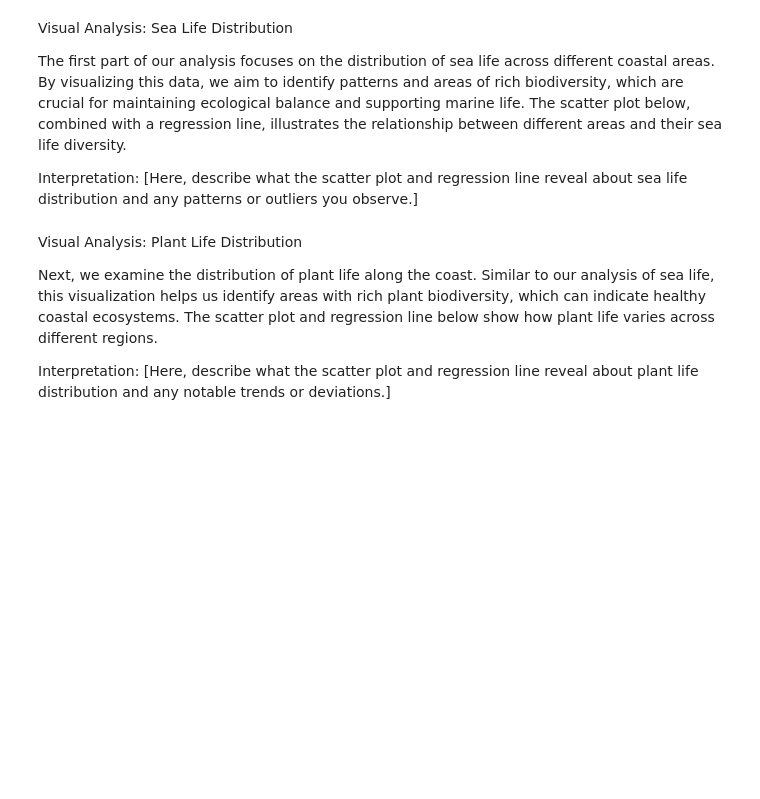
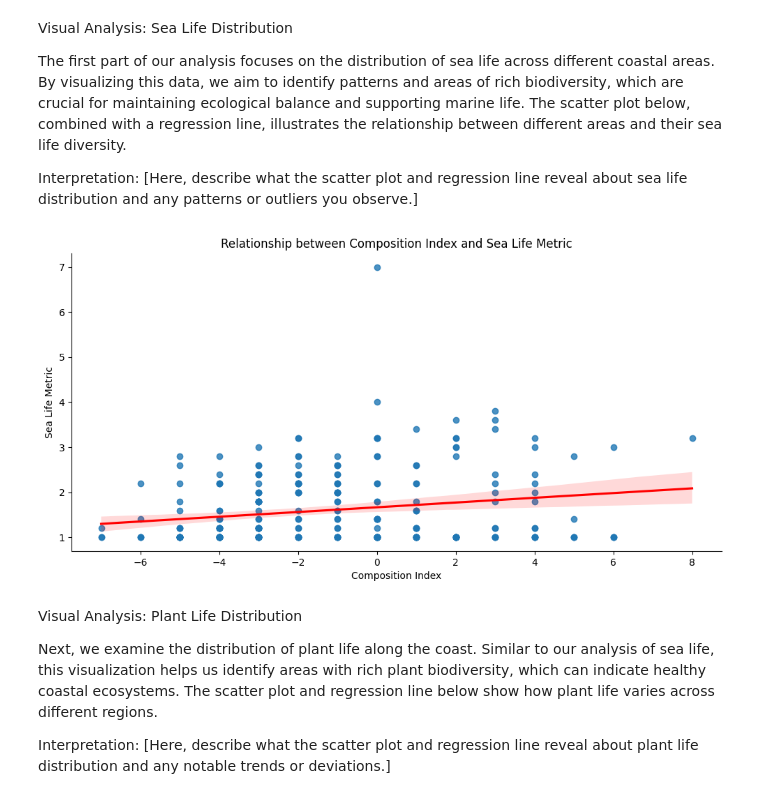
Before and after one commit to ziehro/DataSciencePortfolio-Chris-Ziehr, a Jupyter notebook: BeachDataAnalysis/Coastal_Hazard_Assessment.ipynb, the cells around one changed output. Cells and saved outputs as stored; diff of their text form; code cells hidden in the pictures; blank space fills up the shorter version.

```diff
--- a/BeachDataAnalysis/Coastal_Hazard_Assessment.ipynb
+++ b/BeachDataAnalysis/Coastal_Hazard_Assessment.ipynb
@@ -23,8 +49,8 @@ In order to facilitate analysis, we will create new metrics based on the collect
 - **Plant Life Metric**: A similar composite score for plant life.
 - **Beach Composition Index**: An index representing the composition of the beach based on the proportions of sand, pebbles, rocks, and boulders.
 # %%
-# Load the dataset
+
 import pandas as pd
 
-df = pd.read_csv('data.csv')  # Update this with the current CSV file
-df.head()
+data = pd.read_csv('data.csv')  # Update this with the current CSV file
+data.head()
@@ -32,10 +66,6 @@ df.head()
 # Feature Engineering
 # Import necessary libraries
 import pandas as pd
-
-# Load the dataset
-file_path = '/mnt/data/data.csv'
-data = pd.read_csv(file_path)
 
 # Feature Engineering
 # Sea Life Metric: Average of Anemones, Barnacles, Mussels, Oysters, Snails
@@ -43,10 +73,12 @@ data['Sea_Life_Metric'] = data[['Anemones', 'Barnacles', 'Mussels', 'Oysters', '
 
 # Plant Life Metric: Since we have no specific plant data, we can assume it as zero or modify accordingly
 # Assuming zero for now. If there are specific columns to be used, they can be added here.
-data['Plant_Life_Metric'] = 0  # Modify this based on available plant data
+data['Plant_Life_Metric'] = data[['Seaweed Rocks', 'Seaweed Beach']].mean(axis=1)
 
 # Composition Index: Average of Sand, Pebbles, Rocks, Stone
-data['Composition_Index'] = data[['Sand', 'Pebbles', 'Rocks', 'Stone']].mean(axis=1)
+# Adjust weights (-1 for Sand, 1 for Rocks and Boulders) based on specific needs and scale
+data['Composition_Index'] = (-1 * data['Sand']) + (-1 * data['Pebbles']) + (1 * data['Rocks']) + (1 * data['Boulders'])
+
 
 # Display the first few rows of the updated dataframe
 data.head()
@@ -59,13 +99,15 @@ Interpretation: [Here, describe what the scatter plot and regression line reveal
 # %%
 import seaborn as sns
 import matplotlib.pyplot as plt
 
 # Scatter plot with regression line
-sns.lmplot(x='Composition_Index', y='Sea_Life_Metric', data=df, aspect=2, line_kws={'color': 'red'})
+sns.lmplot(x='Composition_Index', y='Sea_Life_Metric', data=data, aspect=2, line_kws={'color': 'red'})
 plt.title('Relationship between Composition Index and Sea Life Metric')
 plt.xlabel('Composition Index')
 plt.ylabel('Sea Life Metric')
 plt.show()
+# %% [output]
+[figure, added]
 # %% [markdown]
 Visual Analysis: Plant Life Distribution
 
```
Also changed, not shown: parts of 6 cells of this notebook, 4 other files.
